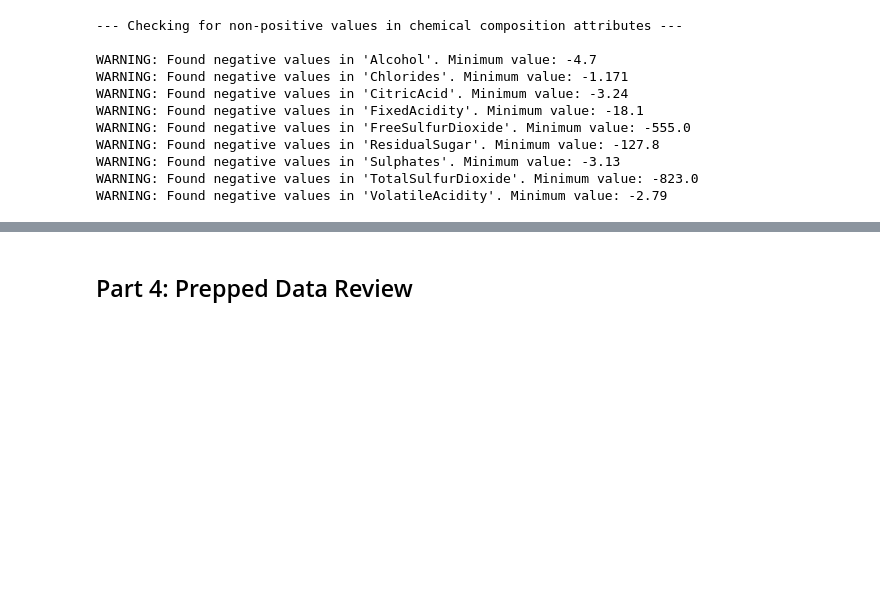
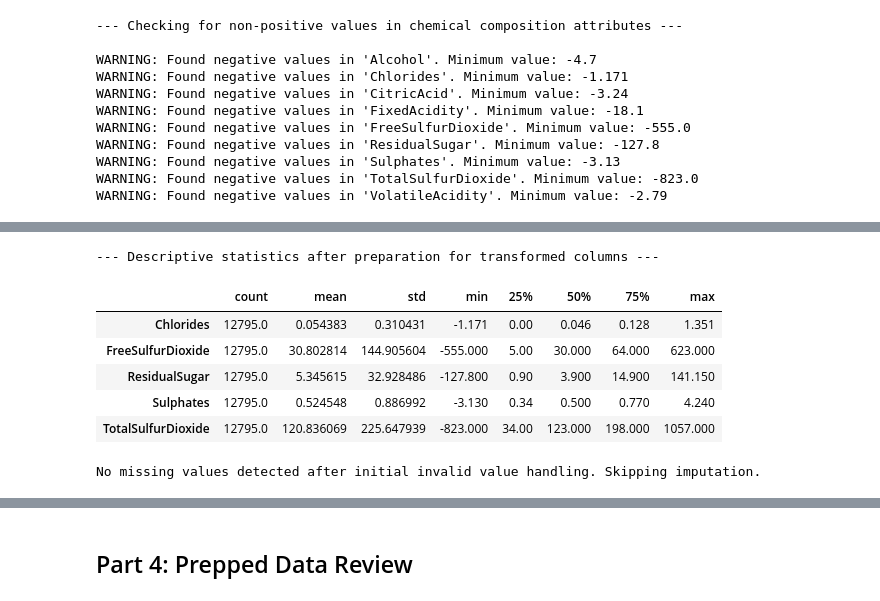
Before and after one commit to CheliMex/CS381_DataAnalytics, a Jupyter notebook: Quiz3/A_Castelan_Quiz3.ipynb, the cells around one changed output, grey strips where cells are left out. Cells and saved outputs as stored; diff of their text form; code cells hidden in the pictures; blank space fills up the shorter version.

```diff
--- a/Quiz3/A_Castelan_Quiz3.ipynb
+++ b/Quiz3/A_Castelan_Quiz3.ipynb
@@ -473,0 +602,27 @@ Inter-variable Correlations: High correlations between independent variables (mu
+# %%
+print("--- Transforming Skewed Distributions (Log Transformation) ---")
+
+# Define columns that showed right-skewness in EDA and would benefit from log transformation
+# Ensure these columns do not contain zero or negative values before log transform
+# np.log1p(x) is equivalent to log(1+x) and handles zeros gracefully.
+skewed_cols = [
+    'Chlorides', 'FreeSulfurDioxide', 'ResidualSugar',
+    'Sulphates', 'TotalSulfurDioxide'
+]
+
+transform_applied_count = 0
+for col in skewed_cols:
+    # Check if the column is numeric and contains non-negative values for log1p
+    if df_prepped[col].dtype in ['float64', 'int64'] and (df_prepped[col] >= 0).all():
+        original_skew = df_prepped[col].skew()
+        df_prepped[col] = np.log1p(df_prepped[col])
+        new_skew = df_prepped[col].skew()
+        print(f"Applied log1p transformation to '{col}'. Skewness changed from {original_skew:.3f} to {new_skew:.3f}.")
+        transform_applied_count += 1
+    else:
+        print(f"Skipping log1p transformation for '{col}' due to non-numeric type or negative values.")
+
+if transform_applied_count == 0:
+    print("\nNo log transformations were applied. Check `skewed_cols` or data integrity.")
+else:
+    print(f"\nSuccessfully applied log1p transformations to {transform_applied_count} columns.")
@@ -473,0 +659,34 @@ Inter-variable Correlations: High correlations between independent variables (mu
+# %%
+print("--- Descriptive statistics after preparation for transformed columns ---\n")
+df_prepped[skewed_cols].describe().T
+# %% [output]
+--- Descriptive statistics after preparation for transformed columns ---
+|  | count | mean | std | min | 25% | 50% | 75% | max |
+| Chlorides | 12795.0 | 0.054383 | 0.310431 | -1.171 | 0.00 | 0.046 | 0.128 | 1.351 |
+| FreeSulfurDioxide | 12795.0 | 30.802814 | 144.905604 | -555.000 | 5.00 | 30.000 | 64.000 | 623.000 |
+| ResidualSugar | 12795.0 | 5.345615 | 32.928486 | -127.800 | 0.90 | 3.900 | 14.900 | 141.150 |
+| Sulphates | 12795.0 | 0.524548 | 0.886992 | -3.130 | 0.34 | 0.500 | 0.770 | 4.240 |
+| TotalSulfurDioxide | 12795.0 | 120.836069 | 225.647939 | -823.000 | 34.00 | 123.000 | 198.000 | 1057.000 |
+# %%
+# Re-check missing values after handling invalid ones
+missing_before_imputation = df_prepped.isnull().sum()
+missing_cols_to_impute = missing_before_imputation[missing_before_imputation > 0].index.tolist()
+
+if not missing_cols_to_impute:
+    print("No missing values detected after initial invalid value handling. Skipping imputation.")
+else:
+    print(f"Columns with missing values before imputation: {missing_cols_to_impute}")
+    for col in missing_cols_to_impute:
+        if df_prepped[col].dtype in ['float64', 'int64']: # Only impute numeric columns
+            median_val = df_prepped[col].median()
+            df_prepped[col].fillna(median_val, inplace=True)
+            print(f"Imputed missing values in '{col}' with its median: {median_val:.4f}")
+        else:
+            print(f"Warning: Column '{col}' is not numeric and has missing values. Skipping imputation.")
+
+    print("\nMissing values after imputation:")
+    print(df_prepped.isnull().sum()[df_prepped.isnull().sum() > 0]) # Should show no remaining missing values
+    if df_prepped.isnull().sum().sum() == 0:
+        print("All missing values successfully imputed.")
+# %% [output]
+No missing values detected after initial invalid value handling. Skipping imputation.
```
Also changed, not shown: parts of 34 cells of this notebook.
